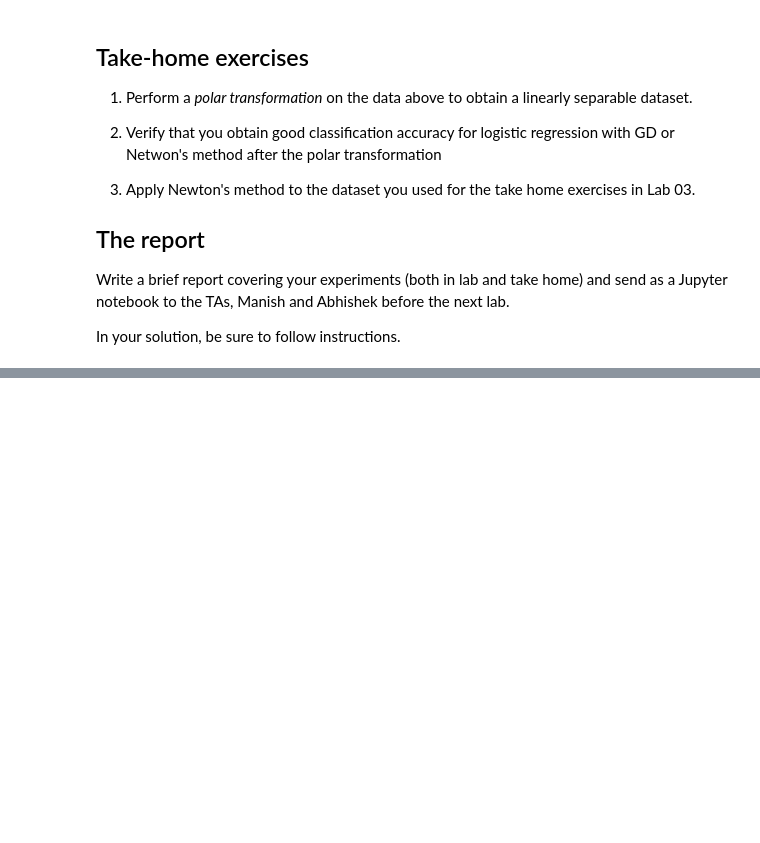
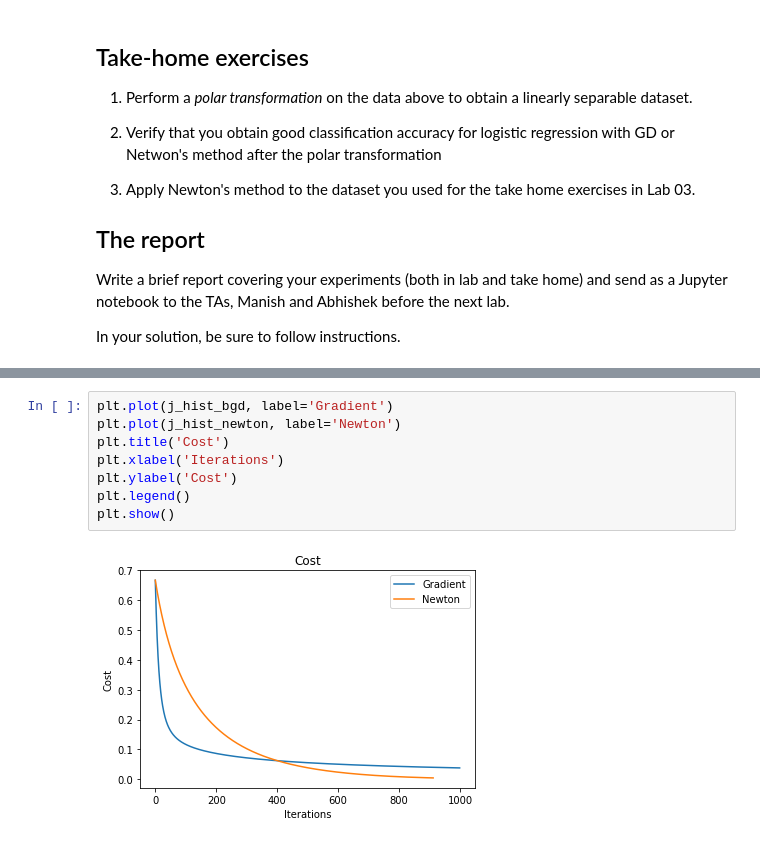
Before and after one commit to zMaxKunGz/ML-Ait-Lab, a Jupyter notebook: Lab5/05-Newton.ipynb, the cells around one changed output, grey strips where cells are left out. Cells and saved outputs as stored; diff of their text form; blank space fills up the shorter version.

```diff
--- a/Lab5/05-Newton.ipynb
+++ b/Lab5/05-Newton.ipynb
@@ -632,0 +681,10 @@ In your solution, be sure to follow instructions.
+# %%
+plt.plot(j_hist_bgd, label='Gradient')
+plt.plot(j_hist_newton, label='Newton')
+plt.title('Cost')
+plt.xlabel('Iterations')
+plt.ylabel('Cost')
+plt.legend()
+plt.show()
+# %% [output]
+[figure, added]
```
Also changed, not shown: parts of 32 cells of this notebook, 2 other files.
